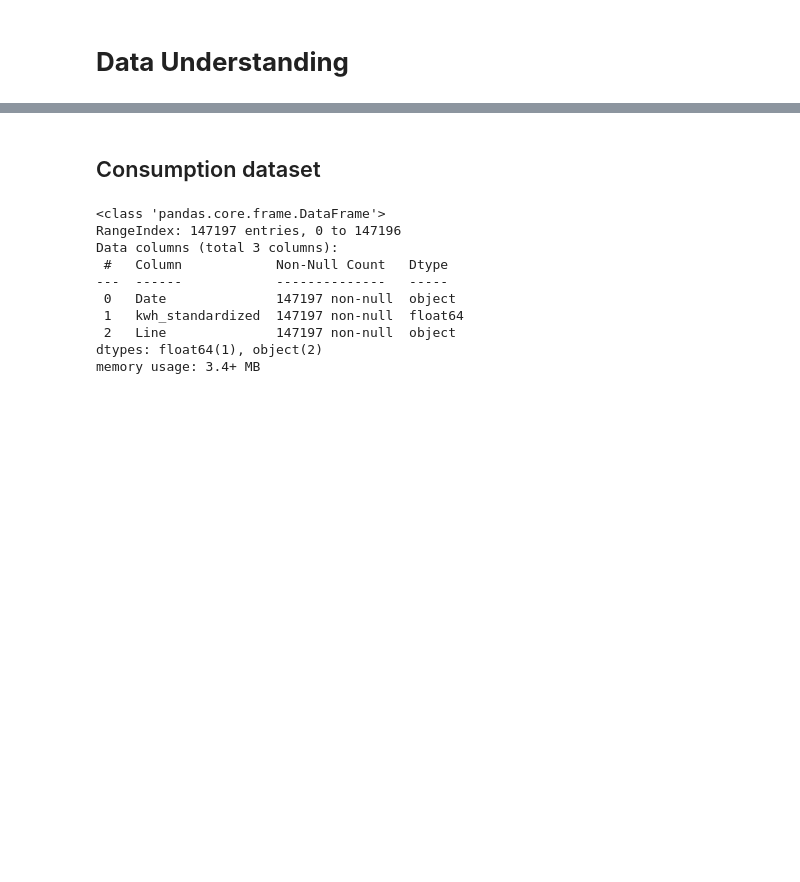
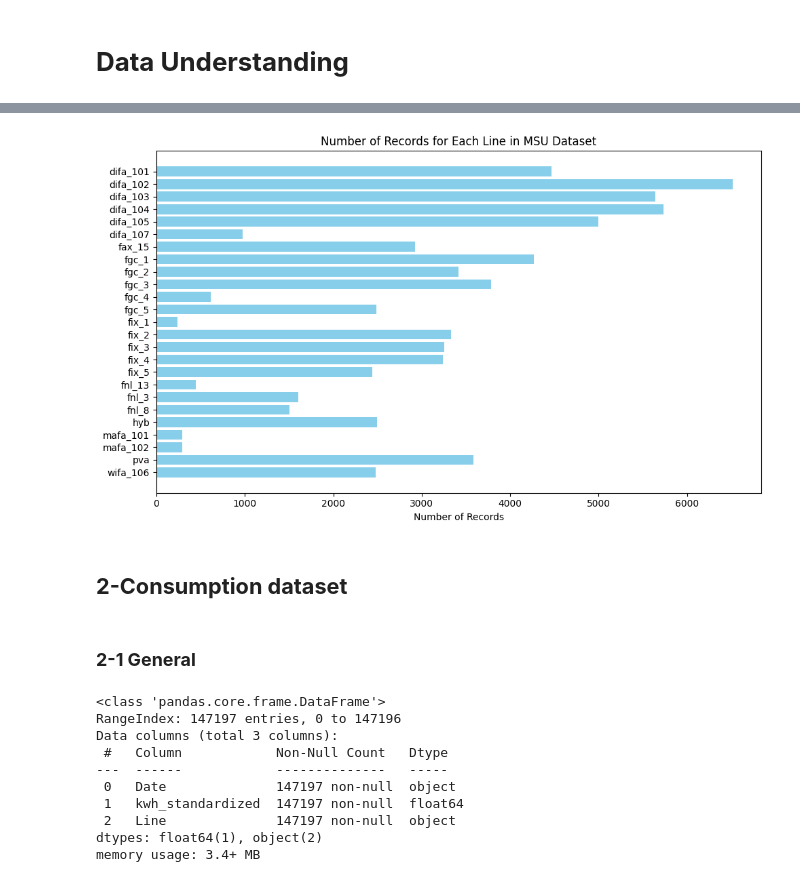
Before and after one commit to NiloofarSoltani-2/Pescara_Energy_Consumption, a Jupyter notebook: Niloofar_Soltani_Analysis.ipynb, the cells around one changed output, grey strips where cells are left out. Cells and saved outputs as stored; diff of their text form; code cells hidden in the pictures; blank space fills up the shorter version.

```diff
--- a/Niloofar_Soltani_Analysis.ipynb
+++ b/Niloofar_Soltani_Analysis.ipynb
@@ -82,0 +646,2 @@ df_consumption = pd.read_excel('combined_dataset_66excels.xlsx')
+# %%
+df_msu['line'] = df_msu["line"].str.lower()
@@ -82,0 +656,6 @@ df_consumption = pd.read_excel('combined_dataset_66excels.xlsx')
+# %%
+# Delete rows where the value in the 'line' column is 'CPEMA01'
+df_msu = df_msu[df_msu['line'] != 'CPEMA01']
+# List the columns
+print(df_msu['line'].unique())
+print(len(df_msu['line'].unique()))
@@ -82,0 +714,11 @@ df_consumption = pd.read_excel('combined_dataset_66excels.xlsx')
+# %%
+# List of values to count
+values_to_count = ['difa_101', 'difa_102', 'difa_103', 'difa_104', 'difa_105',   'fax_15',
+    'fgc_1',    'fgc_2',    'fgc_3',    'fgc_4',    'fgc_5',    'fix_1',
+    'fix_2',    'fix_3',    'fix_4',    'fix_5',   'fnl_13',    'fnl_3',
+    'fnl_8',      'hyb',      'pva', 'wifa_106', 'difa_107', 'mafa_101',
+ 'mafa_102']
+# Loop through the list and count occurrences
+for value in values_to_count:
+    num_records = df_msu[df_msu['line'] == value].shape[0]
+    print(f"Number of records with '{value}': {num_records}")
@@ -83,5 +743,33 @@ df_consumption = pd.read_excel('combined_dataset_66excels.xlsx')
+# %%
+# List of values to count
+values_to_count = ['difa_101', 'difa_102', 'difa_103', 'difa_104', 'difa_105',   'fax_15',
+    'fgc_1',    'fgc_2',    'fgc_3',    'fgc_4',    'fgc_5',    'fix_1',
+    'fix_2',    'fix_3',    'fix_4',    'fix_5',   'fnl_13',    'fnl_3',
+    'fnl_8',      'hyb',      'pva', 'wifa_106', 'difa_107', 'mafa_101',
+ 'mafa_102']
+
+
+# Calculate number of records for each value in the list
+record_counts = [df_msu[df_msu['line'] == value].shape[0] for value in values_to_count]
+# Sort values and counts alphabetically based on the values
+sorted_values_to_count, sorted_record_counts = zip(*sorted(zip(values_to_count, record_counts)))
+
+# Create a bar plot with sorted values
+plt.figure(figsize=(10,6))
+plt.barh(sorted_values_to_count, sorted_record_counts, color='skyblue')
+plt.xlabel('Number of Records')
+plt.title('Number of Records for Each Line in MSU Dataset')
+plt.gca().invert_yaxis()  # To display the bars from top to bottom
+plt.tight_layout()
+
+# Show the plot
+plt.show()
+# %% [output]
+[figure, added]
 # %% [markdown]
-## Consumption dataset
+## **2-Consumption dataset**
+# %% [markdown]
+### **2-1 General**
 # %%
 df_consumption.info()
 # %% [output]
```
Also changed, not shown: parts of 99 cells of this notebook.
